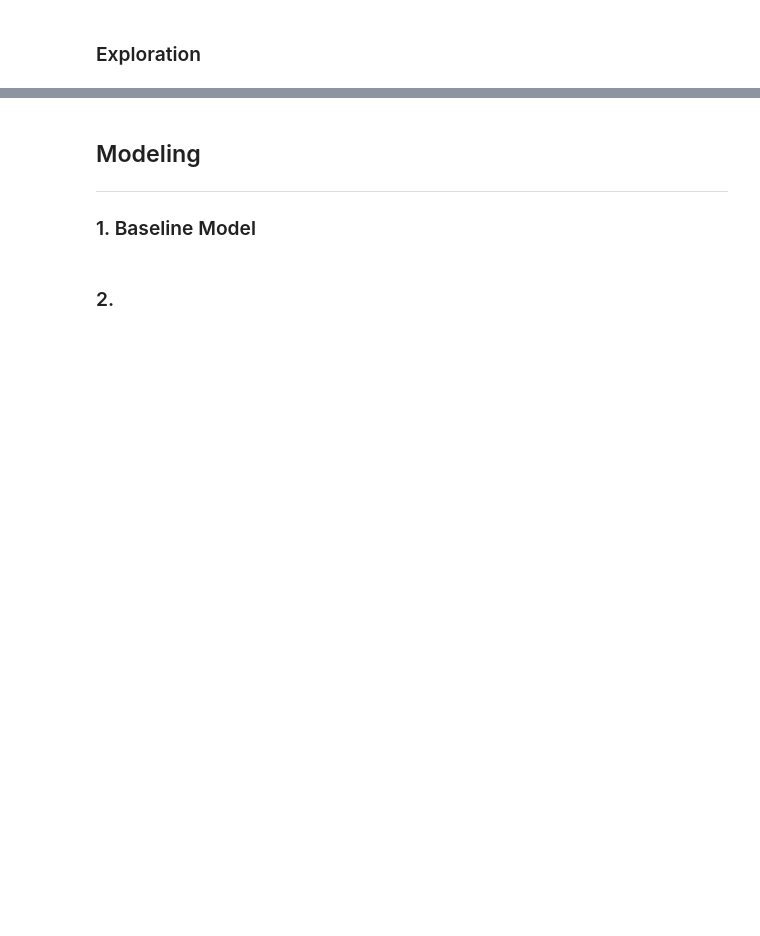
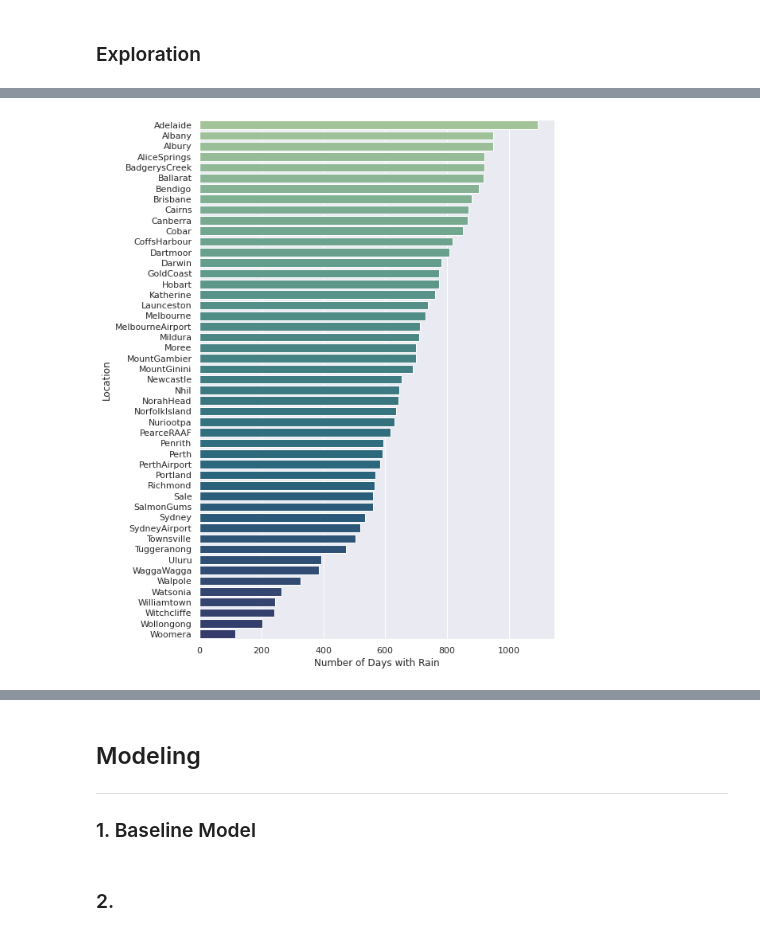
Before and after one commit to tjkyner/australian-rain-prediction, a Jupyter notebook: notebook.ipynb, the cells around one changed output, grey strips where cells are left out. Drawn from its saved outputs; the diff is of its cells as text; code cells hidden in the pictures; blank space fills up the shorter version.

```diff
--- a/notebook.ipynb
+++ b/notebook.ipynb
@@ -86,0 +260,4 @@ According to the author of the Kaggle dataset and the ["Notes to accompany Daily
+# %%
+df_rain_by_loc = df.groupby(by='Location').sum()
+df_rain_by_loc = df_rain_by_loc[['RainToday']]
+df_rain_by_loc.head()
@@ -86,0 +272,11 @@ According to the author of the Kaggle dataset and the ["Notes to accompany Daily
+# %%
+plt.figure(figsize=(8, 12))
+sns.barplot(x='RainToday',
+            y=df_rain_by_loc.index,
+            data=df_rain_by_loc.sort_values('RainToday', ascending=False),
+            orient='h',
+            palette='crest'
+           )
+plt.xlabel('Number of Days with Rain');
+# %% [output]
+[figure, added]
```
Also changed, not shown: parts of 29 cells of this notebook.
